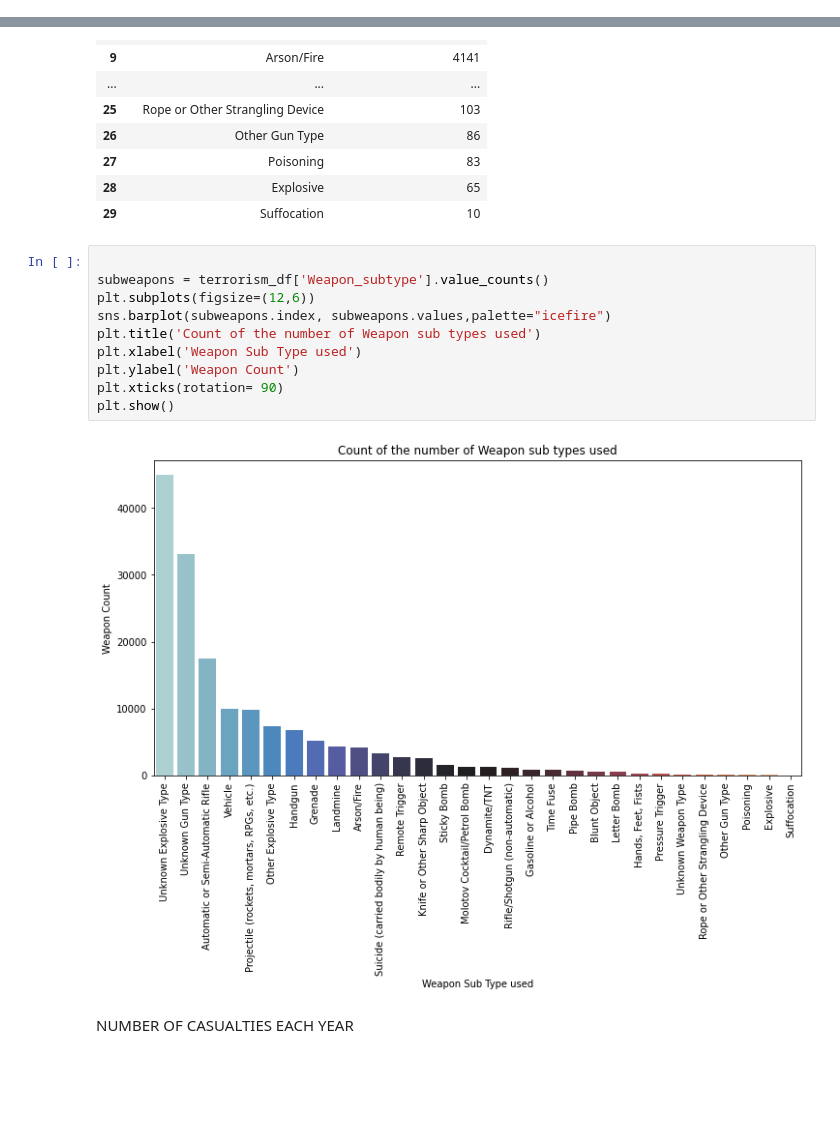
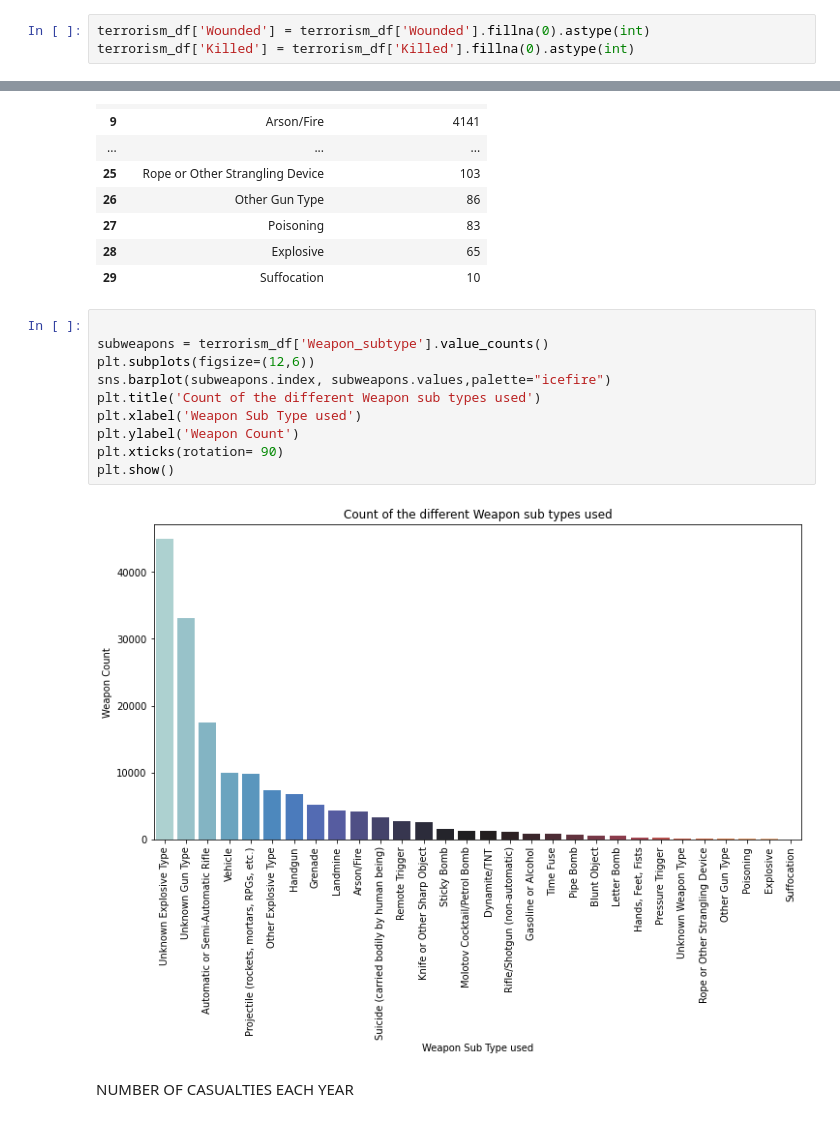
Before and after one commit to Kowsalya21/Sparks_Foundation_Task, a Jupyter notebook: Terrorism.ipynb, the cells around one changed output, grey strips where cells are left out. Cells and saved outputs as stored; diff of their text form; blank space fills up the shorter version.

Commit message:
EDA on Global Terrorism Dataset

```diff
--- a/Terrorism.ipynb
+++ b/Terrorism.ipynb
@@ -121,0 +115,3 @@ terrorism_df.describe(include='all')
+# %%
+terrorism_df['Wounded'] = terrorism_df['Wounded'].fillna(0).astype(int)
+terrorism_df['Killed'] = terrorism_df['Killed'].fillna(0).astype(int)
@@ -474,15 +490,15 @@ subweapons
 # %%
 
 subweapons = terrorism_df['Weapon_subtype'].value_counts()
 plt.subplots(figsize=(12,6))
 sns.barplot(subweapons.index, subweapons.values,palette="icefire")
-plt.title('Count of the number of Weapon sub types used')
+plt.title('Count of the different Weapon sub types used')
 plt.xlabel('Weapon Sub Type used')
 plt.ylabel('Weapon Count')
 plt.xticks(rotation= 90)
 plt.show()
 # %% [output]
-[figure, old version]
+[figure, new version]
 # %% [markdown]
 NUMBER OF CASUALTIES EACH YEAR
 # %%
```
Also changed, not shown: parts of 14 cells of this notebook.
